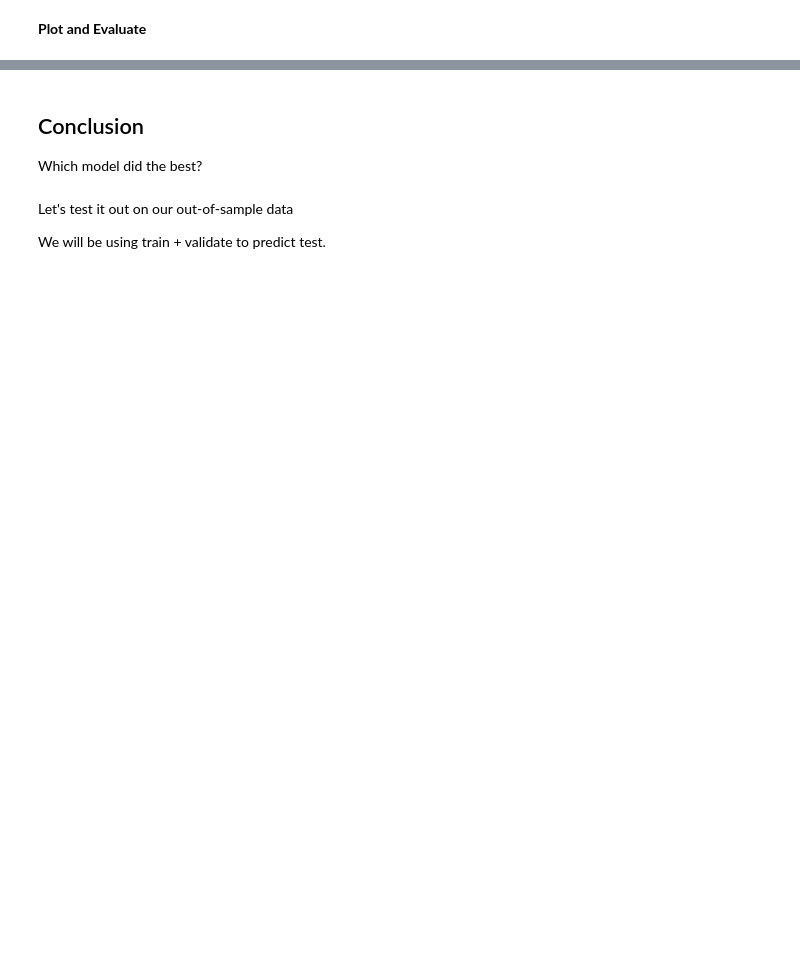
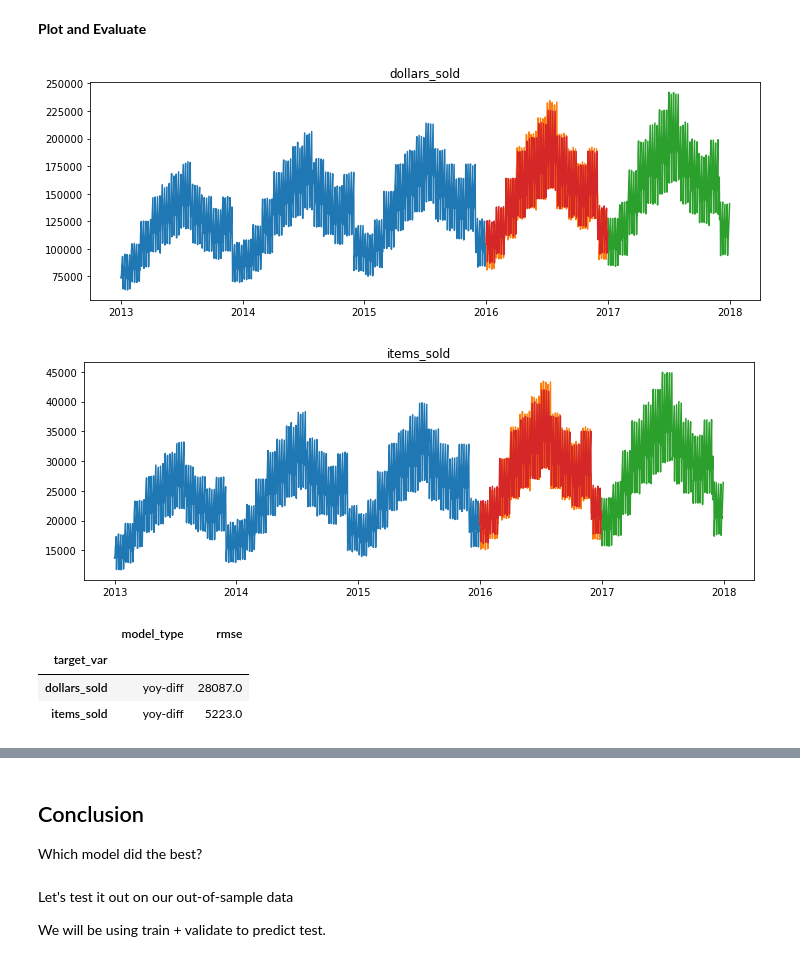
Before and after one commit to joshuamchavez2/time-series-analysis, a Jupyter notebook: modeling-lesson.ipynb, the cells around one changed output, grey strips where cells are left out. Drawn from its saved outputs; the diff is of its cells as text; code cells hidden in the pictures; blank space fills up the shorter version.

```diff
--- a/modeling-lesson.ipynb
+++ b/modeling-lesson.ipynb
@@ -615,3 +695,7 @@ In the below example:
 Let's get started....
 
 **Re-split data**
+# %%
+train = df[:'2015']
+validate = df['2016']
+test = df['2017']
@@ -622,2 +723,16 @@ Let's get started....
 # %% [markdown]
 **Plot and Evaluate**
+# %%
+for col in train.columns:
+    eval_df = append_eval_df(model_type = 'yoy-diff', target_var = col)
+    plot_and_eval(target_var = col)
+# %% [output]
+[figure, added]
+[figure, added]
+# %%
+eval_df.sort_values('rmse').groupby('target_var').first()
+# %% [output]
+|  | model_type | rmse |
+| target_var |  |  |
+| dollars_sold | yoy-diff | 28087.0 |
+| items_sold | yoy-diff | 5223.0 |
```
Also changed, not shown: parts of 17 cells of this notebook.
